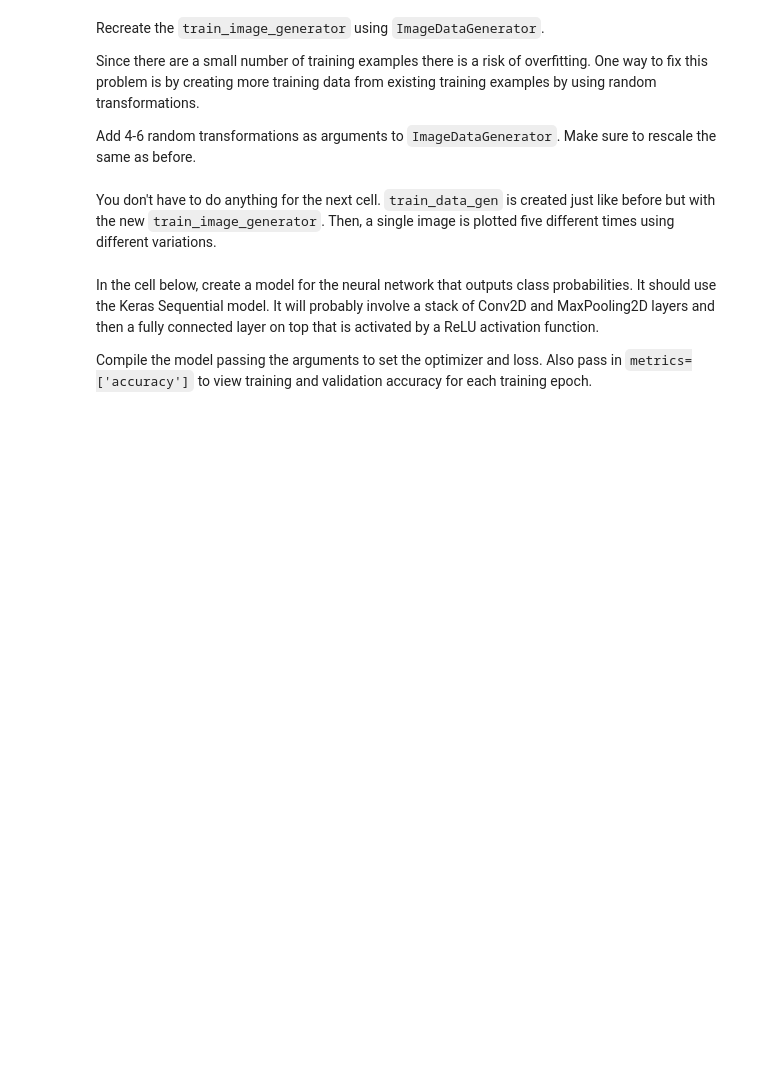
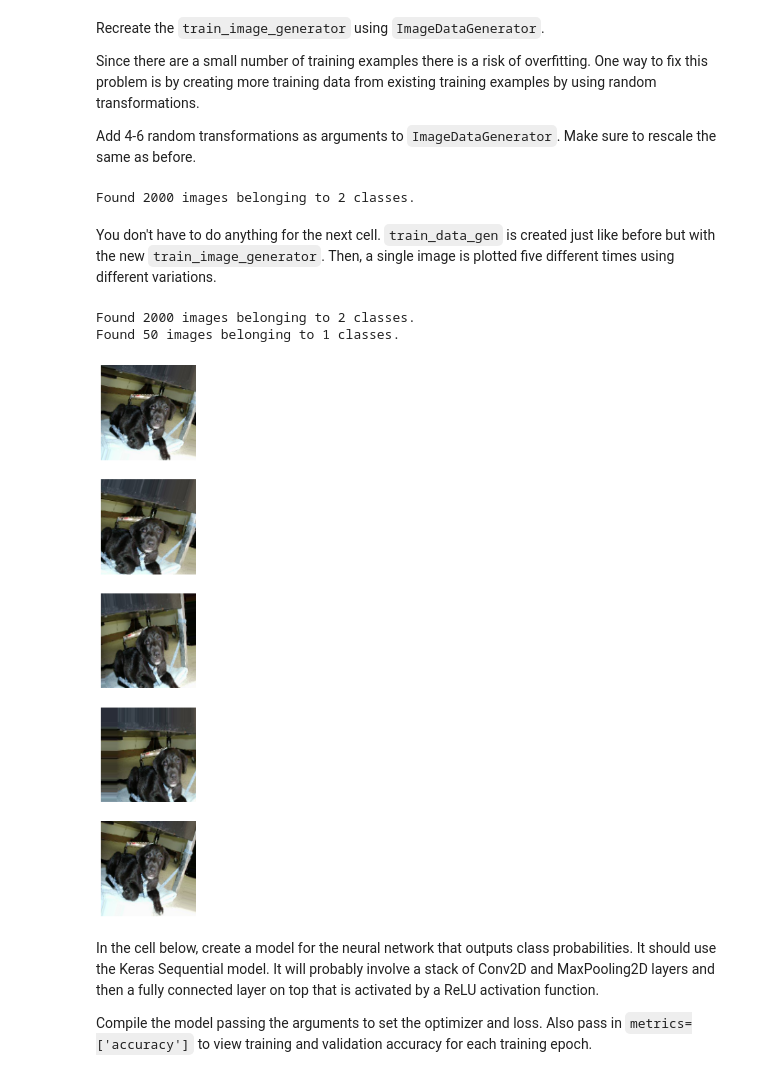
Before and after one commit to CharyS117/boilerplate-cat-and-dog-image-classifier, a Jupyter notebook: fcc_cat_dog.ipynb, the cells around one changed output. Cells and saved outputs as stored; diff of their text form; code cells hidden in the pictures; blank space fills up the shorter version.

```diff
--- a/fcc_cat_dog.ipynb
+++ b/fcc_cat_dog.ipynb
@@ -88,0 +81,8 @@ test_data_gen = None
+# %%
+train_image_generator = ImageDataGenerator(rescale=1./255,shear_range=0.2,zoom_range=0.2,rotation_range=20,width_shift_range=0.2,height_shift_range=0.2)
+validation_image_generator = ImageDataGenerator(rescale=1./255)
+test_image_generator = ImageDataGenerator(rescale=1./255)
+
+train_data_gen = train_image_generator.flow_from_directory('cats_and_dogs/train',class_mode='binary')
+val_data_gen = validation_image_generator.flow_from_directory('cats_and_dogs/validation',class_mode='binary')
+test_data_gen = test_image_generator.flow_from_directory('cats_and_dogs/test',shuffle=False,class_mode='binary')
@@ -118,14 +119,26 @@ train_image_generator = None
+# %%
+train_image_generator = ImageDataGenerator(rescale=1./255,shear_range=0.2,zoom_range=0.2,rotation_range=20,width_shift_range=0.2,height_shift_range=0.2)
+train_data_gen = train_image_generator.flow_from_directory('cats_and_dogs/train')
+# %% [output]
+Found 2000 images belonging to 2 classes.
 # %% [markdown]
 You don't have to do anything for the next cell. `train_data_gen` is created just like before but with the new `train_image_generator`. Then, a single image is plotted five different times using different variations.
 # %%
 train_data_gen = train_image_generator.flow_from_directory(batch_size=batch_size,
                                                      directory=train_dir,
                                                      target_size=(IMG_HEIGHT, IMG_WIDTH),
                                                      class_mode='binary')
-
+test_data_gen = test_image_generator.flow_from_directory(
+                                                     directory=test_dir,
+                                                     target_size=(IMG_HEIGHT, IMG_WIDTH),
+                                                     class_mode='binary')
 augmented_images = [train_data_gen[0][0][0] for i in range(5)]
 
 plotImages(augmented_images)
+# %% [output]
+Found 2000 images belonging to 2 classes.
+Found 50 images belonging to 1 classes.
+[figure, added]
 # %% [markdown]
 In the cell below, create a model for the neural network that outputs class probabilities. It should use the Keras Sequential model. It will probably involve a stack of Conv2D and MaxPooling2D layers and then a fully connected layer on top that is activated by a ReLU activation function.
 
```
Also changed, not shown: parts of 10 cells of this notebook, 50 other files.
